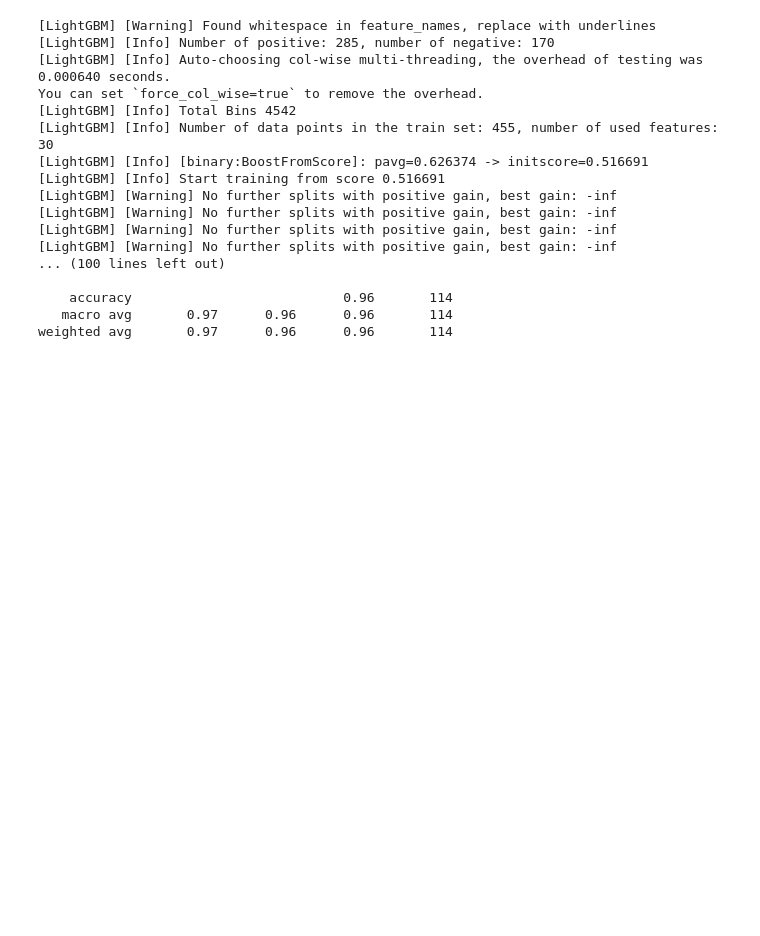
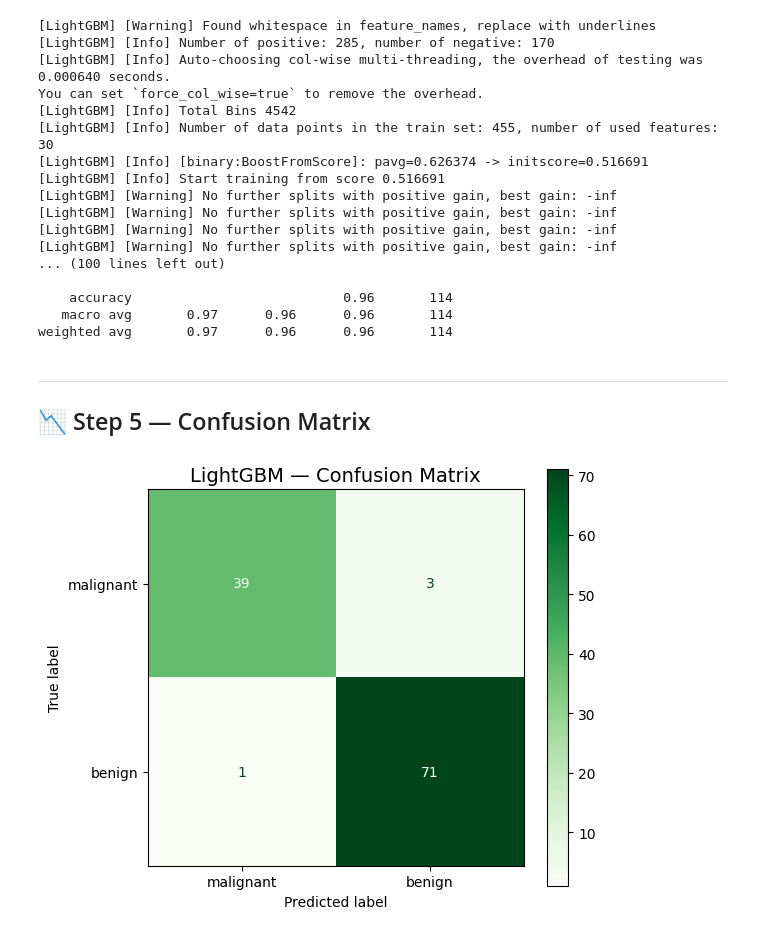
Before and after one commit to abdullah123-collab/Machine_Learning-, a Jupyter notebook: Basics/Ensemble_Methods/Boosting/LightGBM.ipynb, the cells around one changed output. Cells and saved outputs as stored; diff of their text form; code cells hidden in the pictures; blank space fills up the shorter version.

Commit message:
added confusion matrix and roc curve

```diff
--- a/Basics/Ensemble_Methods/Boosting/LightGBM.ipynb
+++ b/Basics/Ensemble_Methods/Boosting/LightGBM.ipynb
@@ -129,3 +129,18 @@ You can set `force_col_wise=true` to remove the overhead.
     accuracy                           0.96       114
    macro avg       0.97      0.96      0.96       114
 weighted avg       0.97      0.96      0.96       114
+# %% [markdown]
+---
+## 📉 Step 5 — Confusion Matrix
+# %%
+fig, ax = plt.subplots(figsize=(6, 5))
+ConfusionMatrixDisplay.from_predictions(
+    y_test, y_pred,
+    display_labels=data.target_names,
+    cmap='Greens', ax=ax
+)
+plt.title('LightGBM — Confusion Matrix', fontsize=14)
+plt.tight_layout()
+plt.show()
+# %% [output]
+[figure, added]
```
Also changed, not shown: parts of 2 cells of this notebook.
